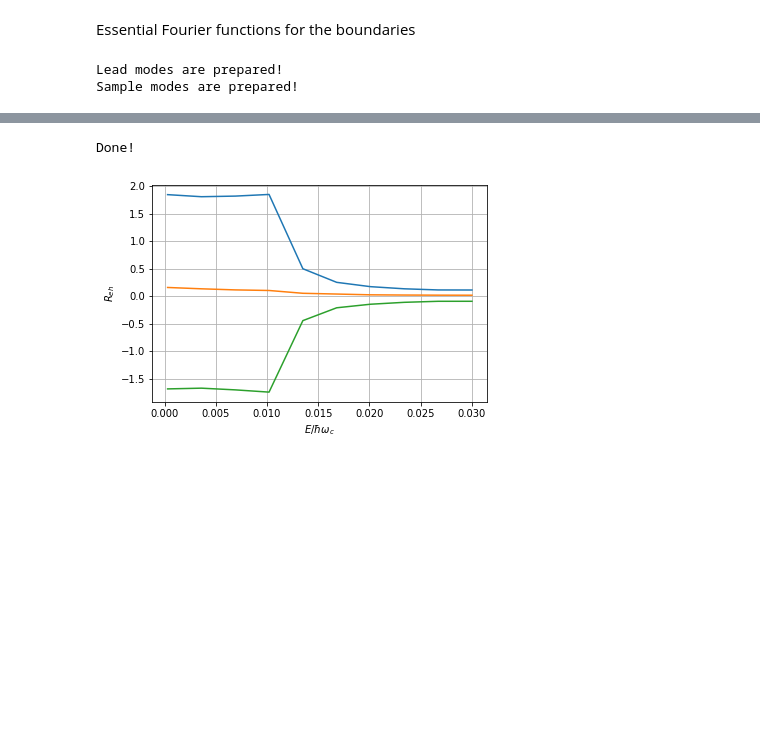
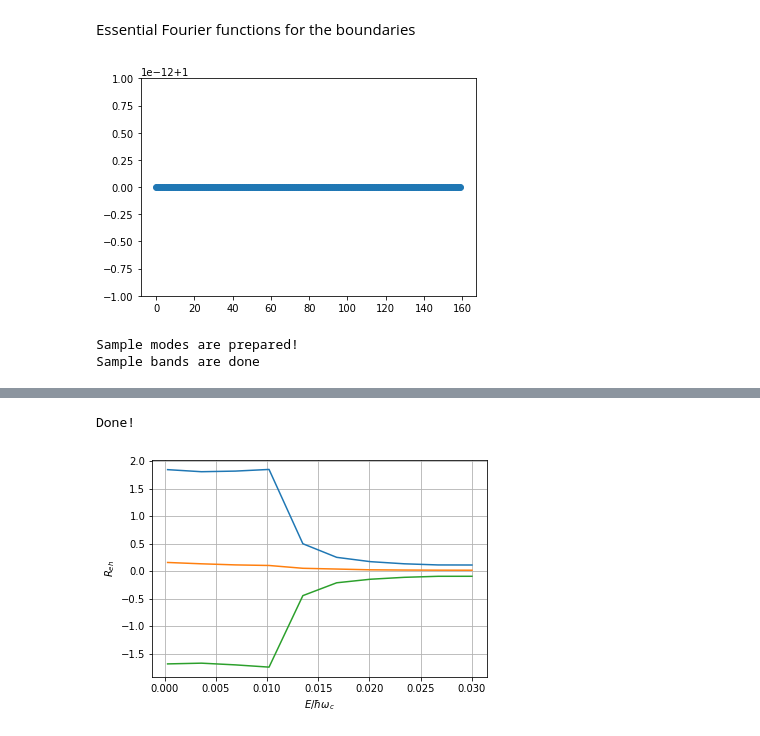
Before and after one commit to hassan-shap/CAR, a Jupyter notebook: TS_Hoppe_Dirac_KKp_eff_theory.ipynb, the cells around one changed output, grey strips where cells are left out. Drawn from its saved outputs; the diff is of its cells as text; code cells hidden in the pictures; blank space fills up the shorter version.

```diff
--- a/TS_Hoppe_Dirac_KKp_eff_theory.ipynb
+++ b/TS_Hoppe_Dirac_KKp_eff_theory.ipynb
@@ -272,3 +291,29 @@ def sample_modes(Nx,Lx,Ls,lead_sample,E,params):
+# %%
+# check the orthonormality of sample modes
+Ls=6*lB
+Lx=8*lB
+Nx=10
+
+D1=0.5*hwc #10*meV
+D2=0.6*hwc #10*meV
+m_n=0.1*hwc
+
+lRx= 1*hwc
+lRy= 0.*hwc
+lso= 0.*hwc
+gs=0.0*hwc
+gn=0.2*hwc
+
+nu=0.2
+m_sc=3*hwc
+mu_sc=8*hwc
+params=dict(nu=nu, m_n=m_n, mu_sc=mu_sc, m_sc=m_sc, D1=D1, D2=D2,\
+            lRx=lRx, lRy=lRy, lso=lso, gs=gs, gn=gn)
+
+E=0.05*hwc
+_ , _ = sample_modes(Nx,Lx,Ls,'sample',E,params)
+# %% [output]
+[figure, added]
 # %%
 Ls=6*lB
 Lx=8*lB
@@ -278,13 +323,13 @@ D1=0.5*hwc #10*meV
 D2=0.6*hwc #10*meV
 m_n=0.1*hwc
 
-lRx= 1*hwc
+lRx= 1.*hwc
 lRy= 0.*hwc
 lso= 0.*hwc
 gs=0.0*hwc
 gn=0.2*hwc
 
-nu=0.4
+nu=1
 m_sc=3*hwc
 mu_sc=8*hwc
 params=dict(nu=nu, m_n=m_n, mu_sc=mu_sc, m_sc=m_sc, D1=D1, D2=D2,\
@@ -295,22 +340,23 @@ mu_sc_lead=0*hwc
 params_lead=dict(nu=nu, m_n=m_n, mu_sc=mu_sc_lead, m_sc=m_sc_lead, D1=0, D2=0,\
             lRx=lRx, lRy=lRy, lso=lso, gs=0, gn=gn)
 
-E_lead= 0.0*hwc
-kps_lead, kns_lead = sample_modes(Nx,Lx,Ls,'evals',E_lead,params_lead)
-print('Lead modes are prepared!')
+# E_lead= 0.0*hwc
+# kps_lead, kns_lead = sample_modes(Nx,Lx,Ls,'evals',E_lead,params_lead)
+# print('Lead modes are prepared!')
 
-E_sample= 0.025*hwc
-kps, kns = sample_modes(Nx,Lx,Ls,'evals',E_sample,params)
+E_sample= 0*hwc
+# kps, kns = sample_modes(Nx,Lx,Ls,'evals',E_sample,params)
+kps = sample_modes(Nx,Lx,Ls,'evals',E_sample,params)
 print('Sample modes are prepared!')
 
-ky_sw=np.linspace(-1,1,100)*2/lB
+ky_sw=np.linspace(0,1,100)*3/lB
 
-# Ek = system_E_vs_k(Nx,Lx,Ls,ky_sw,params)
-# print('Sample bands are done')
-# Ek0 = system_E_vs_k(Nx,Lx,Ls,ky_sw,params_lead)
+Ek = system_E_vs_k(Nx,Lx,Ls,ky_sw,params)
+print('Sample bands are done')
+# # Ek0 = system_E_vs_k(Nx,Lx,Ls,ky_sw,params_lead)
 # print('Lead bands are done')
 # %% [output]
-Lead modes are prepared!
 Sample modes are prepared!
+Sample bands are done
 # %%
 plt.figure()
```
Also changed, not shown: parts of 10 cells of this notebook, 39 other files.
